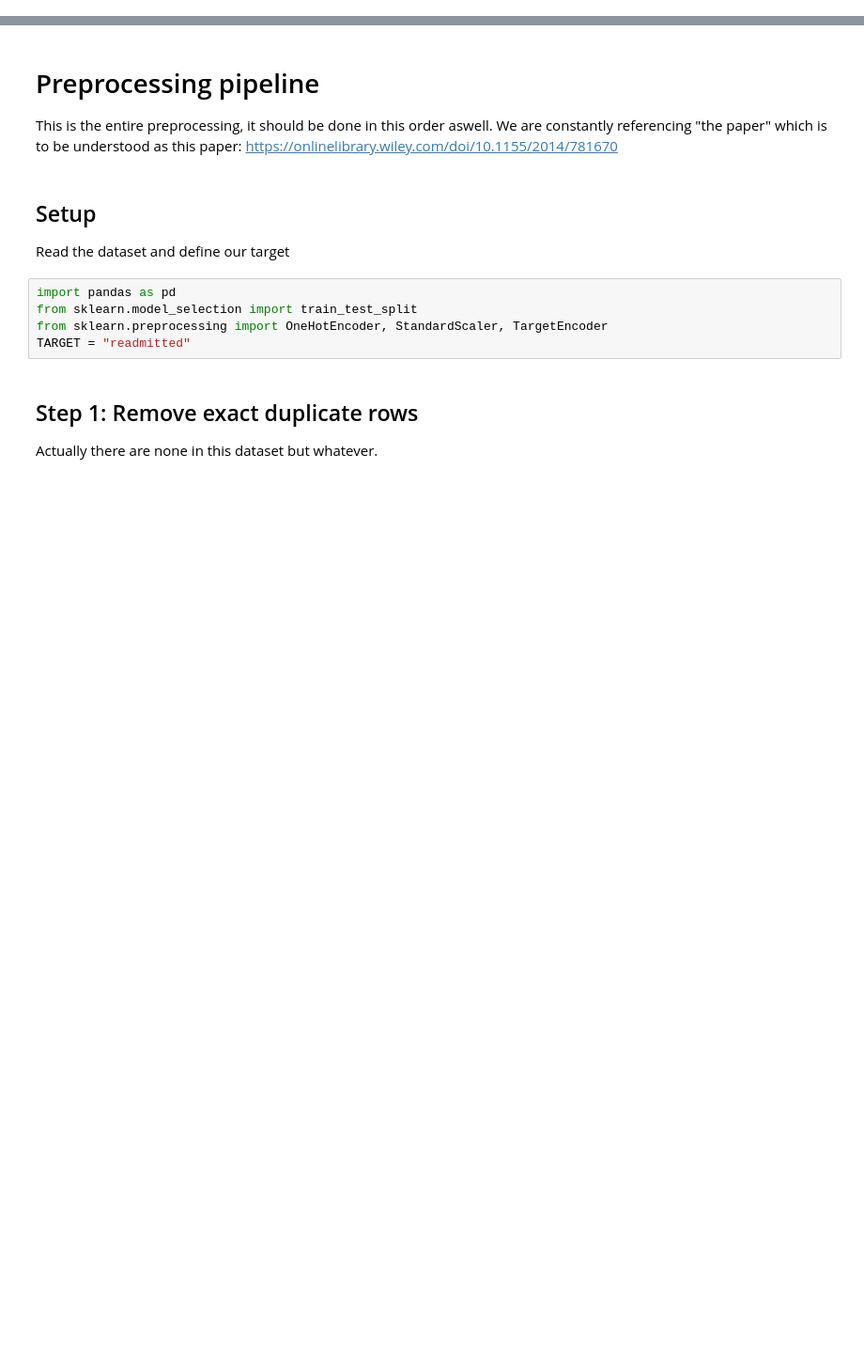
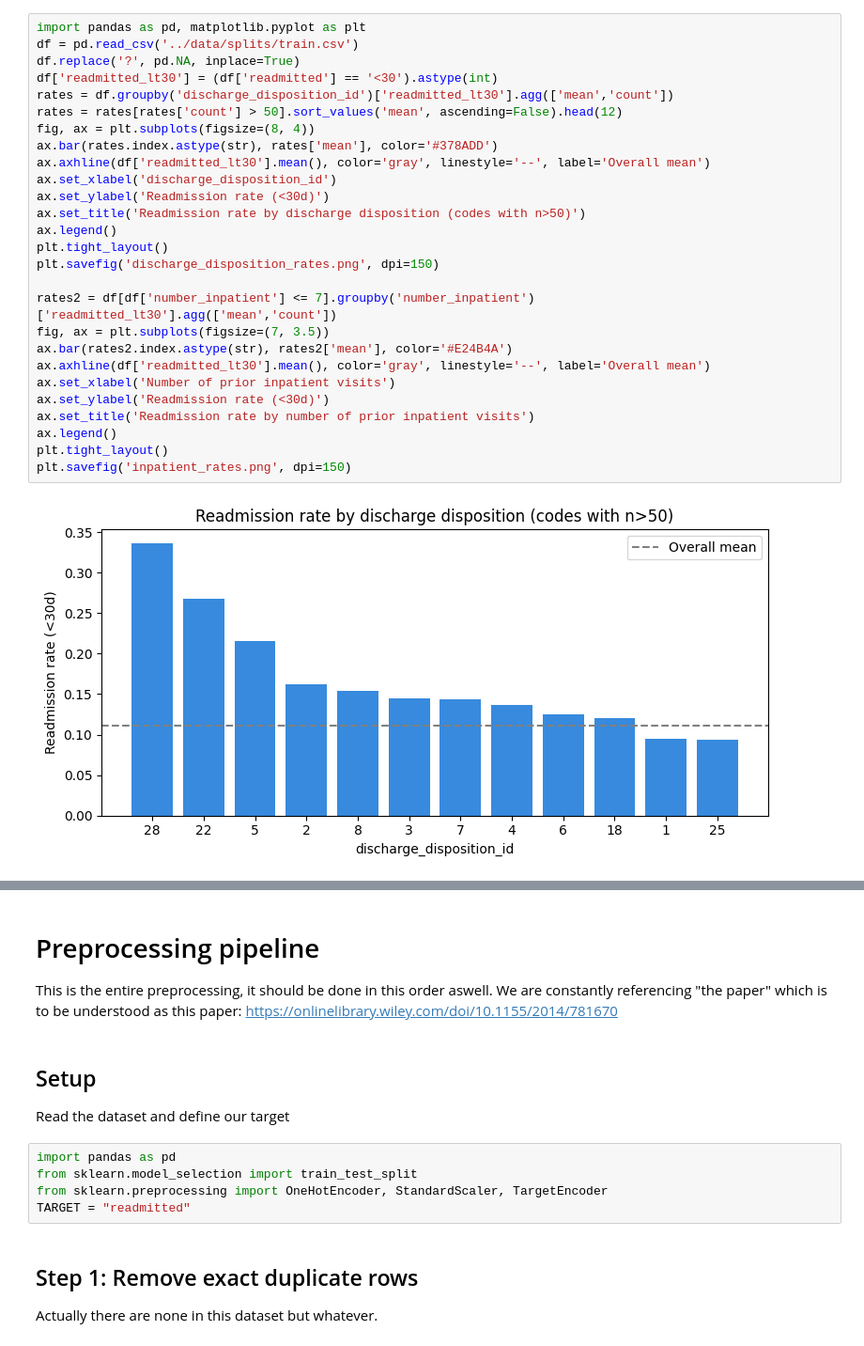
Before and after one commit to SebbeBlom/ml, a Jupyter notebook: src/main-models.ipynb, the cells around one changed output, grey strips where cells are left out. Shown at 94% size. Drawn from its saved outputs; the diff is of its cells as text; blank space fills up the shorter version.

```diff
--- a/src/main-models.ipynb
+++ b/src/main-models.ipynb
@@ -0,0 +22,29 @@
+# %%
+import pandas as pd, matplotlib.pyplot as plt
+df = pd.read_csv('../data/splits/train.csv')
+df.replace('?', pd.NA, inplace=True)
+df['readmitted_lt30'] = (df['readmitted'] == '<30').astype(int)
+rates = df.groupby('discharge_disposition_id')['readmitted_lt30'].agg(['mean','count'])
+rates = rates[rates['count'] > 50].sort_values('mean', ascending=False).head(12)
+fig, ax = plt.subplots(figsize=(8, 4))
+ax.bar(rates.index.astype(str), rates['mean'], color='#378ADD')
+ax.axhline(df['readmitted_lt30'].mean(), color='gray', linestyle='--', label='Overall mean')
+ax.set_xlabel('discharge_disposition_id')
+ax.set_ylabel('Readmission rate (<30d)')
+ax.set_title('Readmission rate by discharge disposition (codes with n>50)')
+ax.legend()
+plt.tight_layout()
+plt.savefig('discharge_disposition_rates.png', dpi=150)
+
+rates2 = df[df['number_inpatient'] <= 7].groupby('number_inpatient')['readmitted_lt30'].agg(['mean','count'])
+fig, ax = plt.subplots(figsize=(7, 3.5))
+ax.bar(rates2.index.astype(str), rates2['mean'], color='#E24B4A')
+ax.axhline(df['readmitted_lt30'].mean(), color='gray', linestyle='--', label='Overall mean')
+ax.set_xlabel('Number of prior inpatient visits')
+ax.set_ylabel('Readmission rate (<30d)')
+ax.set_title('Readmission rate by number of prior inpatient visits')
+ax.legend()
+plt.tight_layout()
+plt.savefig('inpatient_rates.png', dpi=150)
+# %% [output]
+[figure, added]
```
Also changed, not shown: parts of 16 cells of this notebook.
